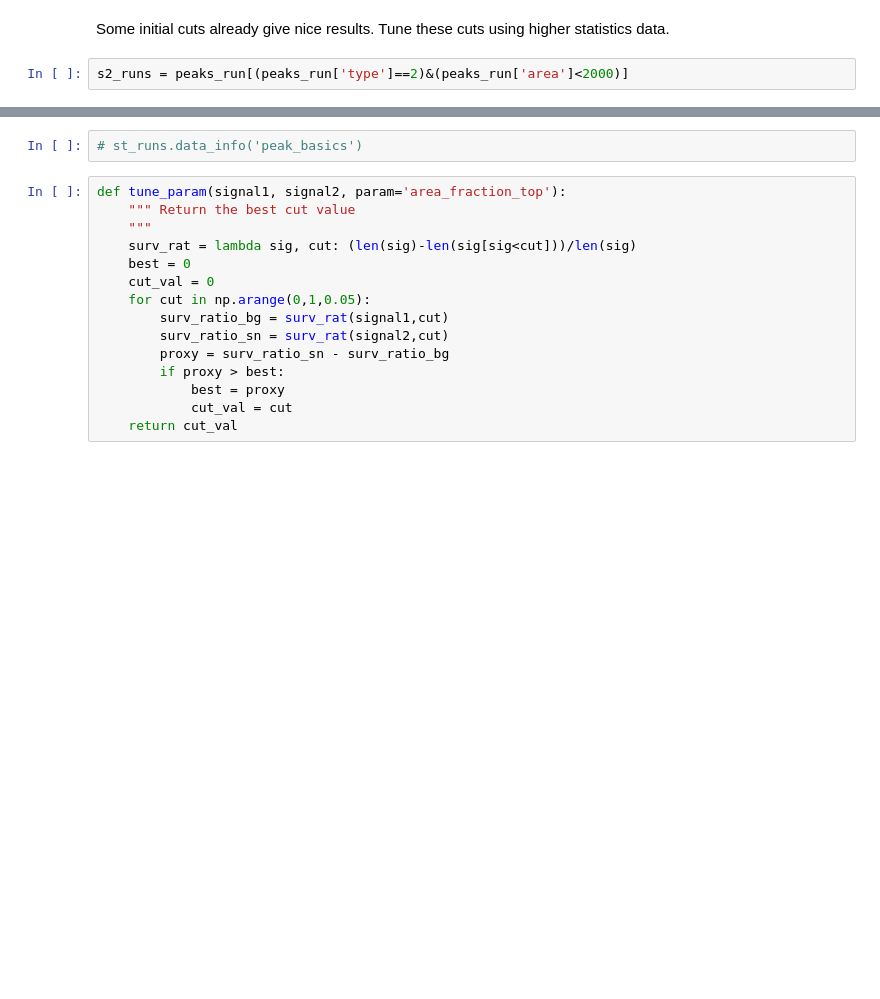
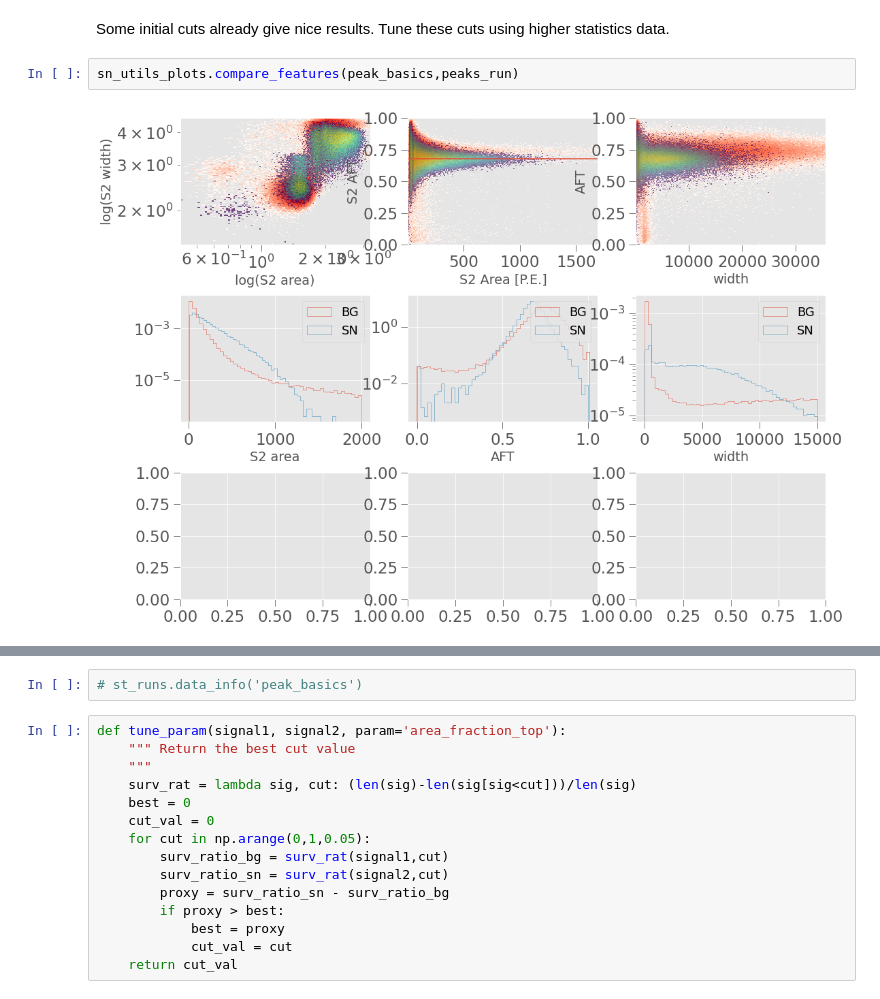
Before and after one commit to XENONnT/multimessenger, a Jupyter notebook: notebooks/SN_signal_shape.ipynb, the cells around one changed output, grey strips where cells are left out. Cells and saved outputs as stored; diff of their text form; blank space fills up the shorter version.

```diff
--- a/notebooks/SN_signal_shape.ipynb
+++ b/notebooks/SN_signal_shape.ipynb
@@ -192,4 +137,6 @@ plt.plot(t_sn, r_sn, label='SN signal', lw=3);
 # %% [markdown]
 Some initial cuts already give nice results. Tune these cuts using higher statistics data.
 # %%
-s2_runs = peaks_run[(peaks_run['type']==2)&(peaks_run['area']<2000)]
+sn_utils_plots.compare_features(peak_basics,peaks_run)
+# %% [output]
+[figure, added]
```
Also changed, not shown: parts of 37 cells of this notebook, 2 other files.
